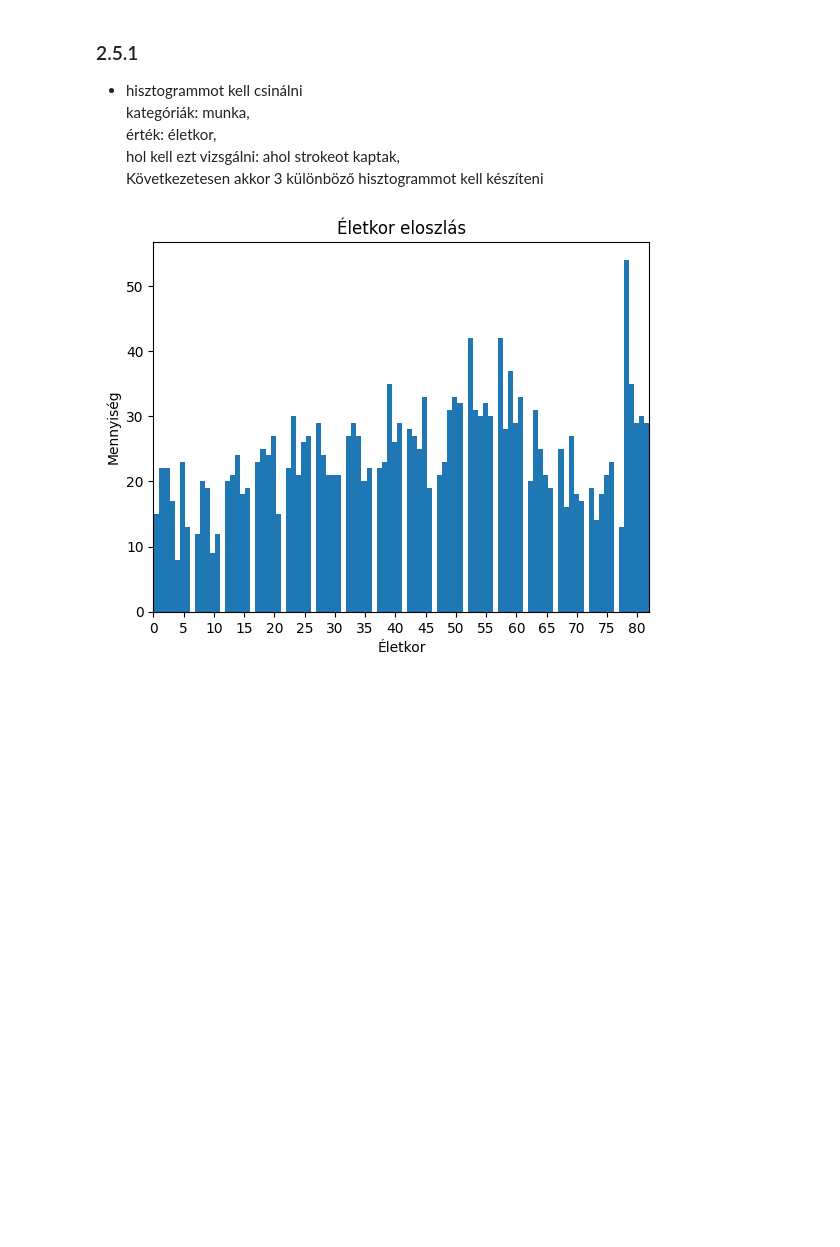
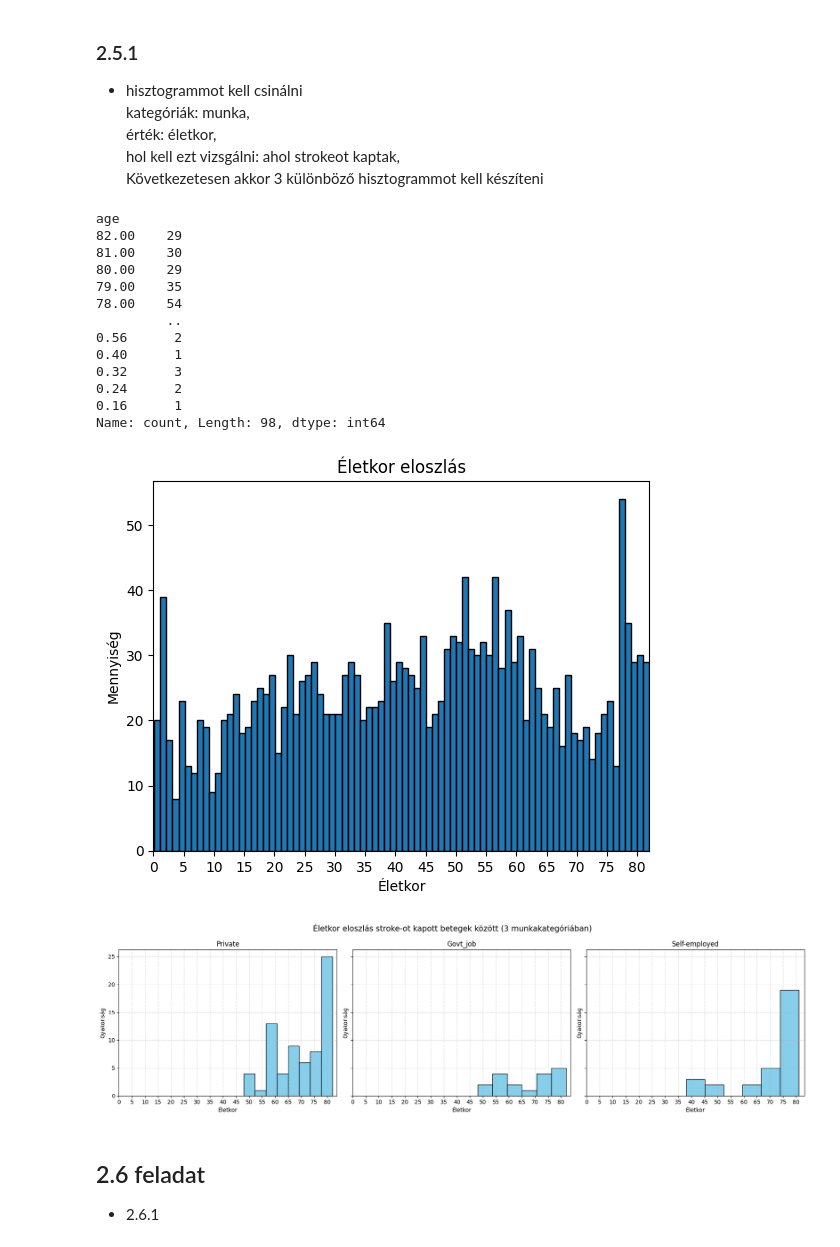
Before and after one commit to Mitosz01/PythonHazi, a Jupyter notebook: LKYEOR_python_adat.ipynb, the cells around one changed output. Drawn from its saved outputs; the diff is of its cells as text; code cells hidden in the pictures; blank space fills up the shorter version.

Commit message:
2.5 feladat kész

```diff
--- a/LKYEOR_python_adat.ipynb
+++ b/LKYEOR_python_adat.ipynb
@@ -186,18 +186,62 @@ smoking_status: 608
 ### 2.5.1
 - hisztogrammot kell csinálni <br> kategóriák: munka, <br> érték: életkor, <br> hol kell ezt vizsgálni: ahol strokeot kaptak, <br> Következetesen akkor 3 különböző hisztogrammot kell készíteni
 # %%
+egyes_életkorok = sampled_data['age'].value_counts().sort_index(ascending=False)
+print(egyes_életkorok)
+
 # Hisztogram ábrázolása
 sampled_data['age'].plot(
     kind='hist',
-    bins=unique_counts['age'],  # Több osztály a részletesebb eloszlás érdekében
+    bins=int(max(sampled_data['age'])),
     ylabel='Mennyiség',
     title='Életkor eloszlás',
-    xlabel='Életkor'
+    xlabel='Életkor',
+    edgecolor='black'
 )
 
-# Az x tengely tartományának beállítása
-plt.xticks(np.arange(0, max(sampled_data['age']), 5))  # Példa: 5-ös lépésköz
-plt.xlim(0, max(sampled_data['age']))  # Példa: 0 és 100 közötti értékek
+plt.xticks(np.arange(0, max(sampled_data['age']), 5))
+plt.xlim(0, max(sampled_data['age']))
 plt.show()
+
+stroke_filter = sampled_data[sampled_data['stroke'] == 1]
+work_type_list = stroke_filter['work_type'].unique()
+
+for i in range(len(work_type_list)):
+    if work_type_list[i] == 'children':
+        work_type_list = np.delete(work_type_list, i)
+
+
+# 3. Ábra létrehozása
+fig, axs = plt.subplots(1, 3, figsize=(18, 5), sharey=True)
+
+for i, kategoria in enumerate(work_type_list):
+    adat = stroke_filter[stroke_filter['work_type'] == kategoria]
+    axs[i].hist(adat['age'].dropna(), bins='auto', edgecolor='black', color='skyblue') # Itt a bins = 'auto', ami azt jelenti hogy a csoportok ábrázolása automatikus, ami pontatlan, hogyan lehetne ezt kicserélni egy konkrélt értékkel?
+    axs[i].set_title(f'{kategoria}')
+    axs[i].set_xlabel('Életkor')
+    axs[i].set_ylabel('Gyakoriság')
+    axs[i].set_xticks(np.arange(0, max(stroke_filter['age']), 5))
+    axs[i].grid(True, linestyle='--', alpha=0.5)
+
+fig.suptitle(f'Életkor eloszlás stroke-ot kapott betegek között ({len(work_type_list)} munkakategóriában)', fontsize=14)
+plt.tight_layout()
+plt.show()
 # %% [output]
+age
+82.00    29
+81.00    30
+80.00    29
+79.00    35
+78.00    54
+         ..
+0.56      2
+0.40      1
+0.32      3
+0.24      2
+0.16      1
+Name: count, Length: 98, dtype: int64
-[figure, old version]
+[figure, new version]
+[figure, added]
+# %% [markdown]
+## 2.6 feladat
+- 2.6.1
```
